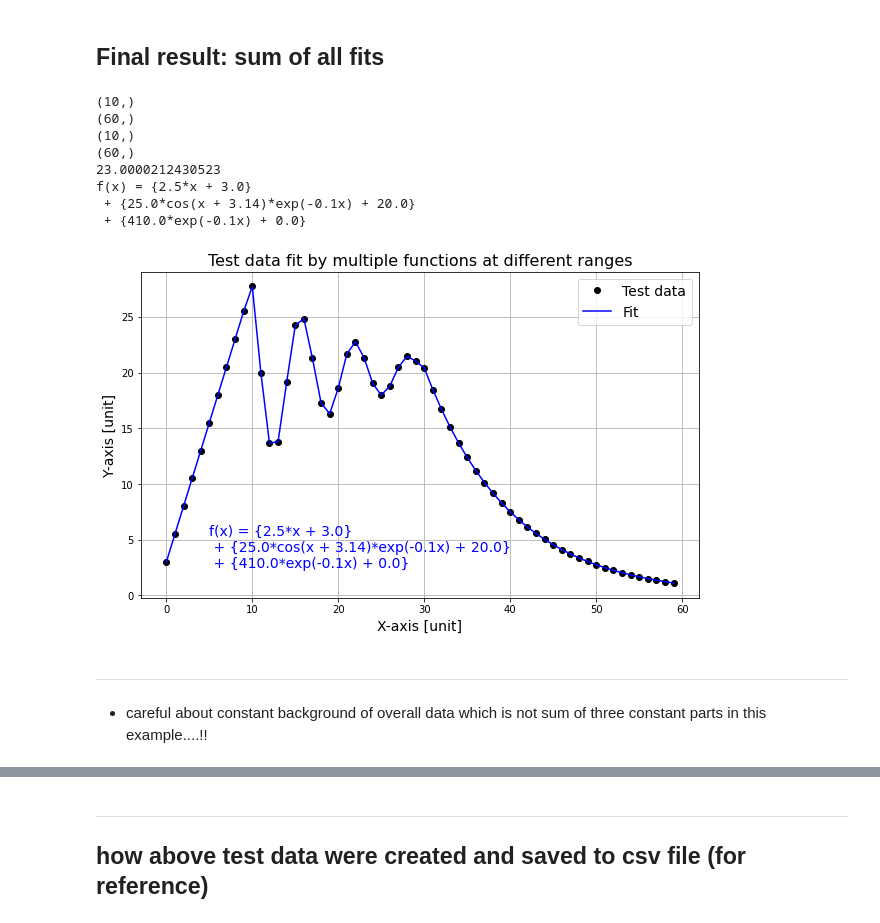
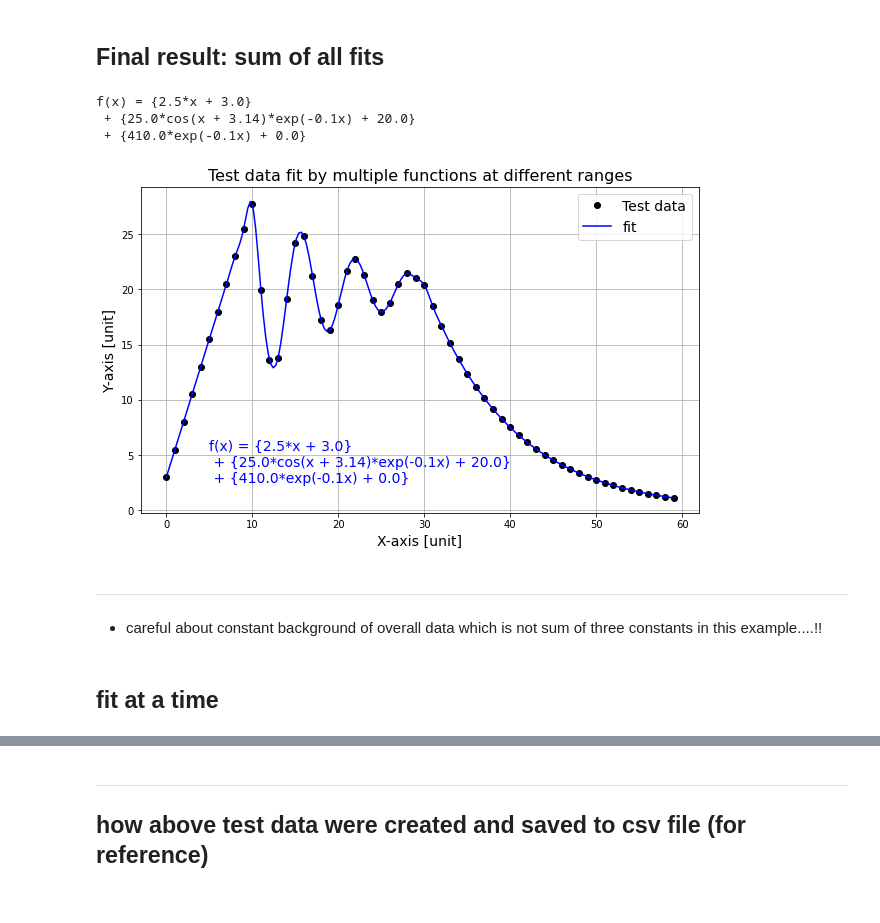
Before and after one commit to AmbaPant/data-fitting, a Jupyter notebook: fitData_different_Xrange.ipynb, the cells around one changed output, grey strips where cells are left out. Drawn from its saved outputs; the diff is of its cells as text; code cells hidden in the pictures.

```diff
--- a/fitData_different_Xrange.ipynb
+++ b/fitData_different_Xrange.ipynb
@@ -130,53 +157,45 @@ plt.legend()
 ## Final result: sum of all fits
 # %%
 x_fit = np.concatenate((x1_fit,x2_fit,x3_fit), axis=0)
-print(x1_fit.shape)
-print(x_fit.shape)
+#print(x1_fit.shape)
+#print(x_fit.shape)
 y_fit = np.concatenate((y1_fit,y2_fit,y3_fit), axis = 0)
-print(y1_fit.shape)
-print(y_fit.shape)
+#print(y1_fit.shape)
+#print(y_fit.shape)
 sum_c = p2 + p6 + p9
-print(sum_c)
+#print(sum_c)
+
+xnew = np.linspace(min(x),max(x), num=200, endpoint=True)
+y_smooth = interp1d(x_fit, y_fit, kind='cubic')
 
 #plot data
 plt.figure(figsize = [10,6])
 plt.plot(x,y,"o", color = "black", label = "Test data")
-plt.plot(x_fit,y_fit,"-", color = "blue", label = "Fit")
+#plt.plot(x_fit,y_fit,"-", color = "blue", label = "Fit")
+plt.plot(xnew, y_smooth(xnew), color = "blue", label = "fit")
 plt.title("Test data fit by multiple functions at different ranges", fontsize=16)
 plt.xlabel('X-axis [unit]', fontsize=14)
 plt.ylabel('Y-axis [unit]', fontsize=14)
 
 fitFun = "f(x) = {" + str(round(p1,2)) + "*x + " + str(round(p2,2)) + "}\n + {"\
 + str(round(p3,2)) + "*cos(x + " + str(round(p4,2)) + ")*exp(-" + str(round(p5,2)) + "x)" + " + " + str(round(p6,2)) + "}\n + {"\
 + str(round(p7,2)) + "*exp(-" + str(round(p8,2)) + "x) + " + str(round(p9,2)) +"}"
 
 print(fitFun)
 
 plt.text(5, 2.5, fitFun, fontsize = 14, color = "blue")
-def lin_fun(x,a1,a2):
-    return a1*x + a2
-
-def cos_fun(x,a3,a4,a5,a6):
-    return a3*np.cos(x+a4)*np.exp(-x*a5) + a6
-
-def exp_fun(x,a7,a8,a9):
-    return a7*np.exp(-a8*x) + a9
-
 
 plt.legend(fontsize=14)
 plt.grid(True)                                 # comment this if u do not need grid
 plt.savefig("multifun_fit_test_data_fitted.png")                    # png, jpg, eps, pdf as u like
 plt.show()
 # %% [output]
-(10,)
-(60,)
-(10,)
-(60,)
-23.0000212430523
 f(x) = {2.5*x + 3.0}
  + {25.0*cos(x + 3.14)*exp(-0.1x) + 20.0}
  + {410.0*exp(-0.1x) + 0.0}
-[figure, old version]
+[figure, new version]
 # %% [markdown]
 ---------------------------------------------------------------------------------------------------------------------
-- careful about constant background of overall data which is not sum of three constant parts in this example....!!
+- careful about constant background of overall data which is not sum of three constants in this example....!!
+# %% [markdown]
+## fit at a time
```
Also changed, not shown: parts of 11 cells of this notebook.
